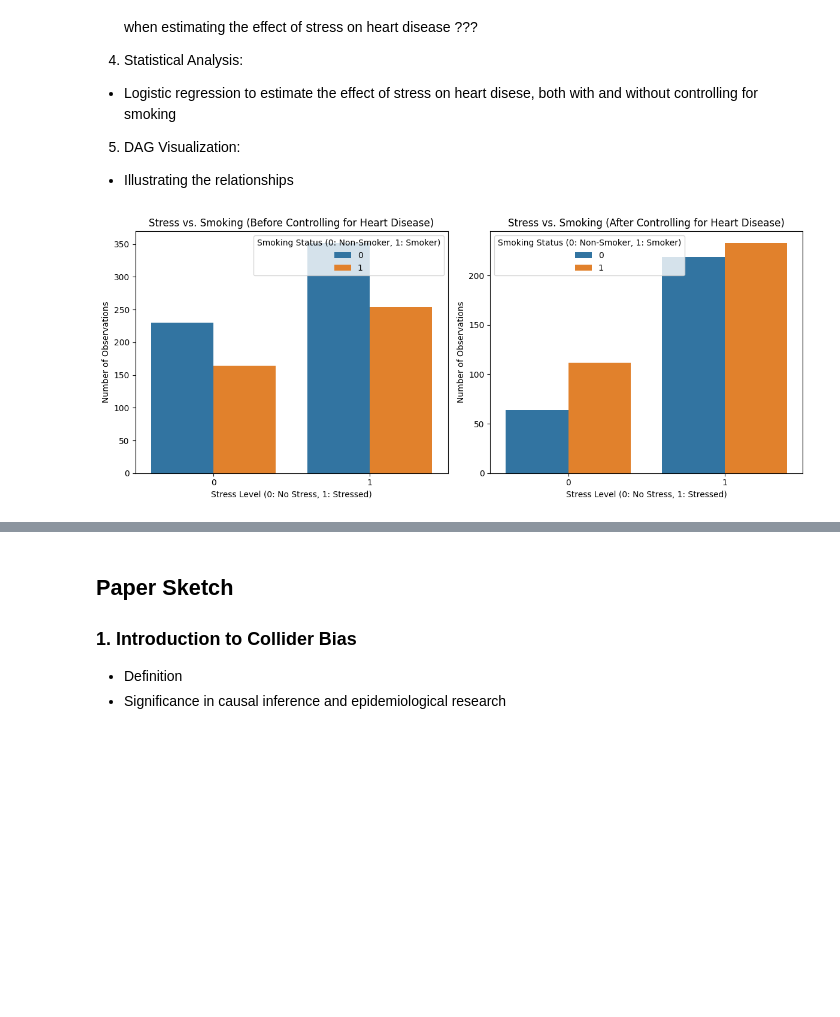
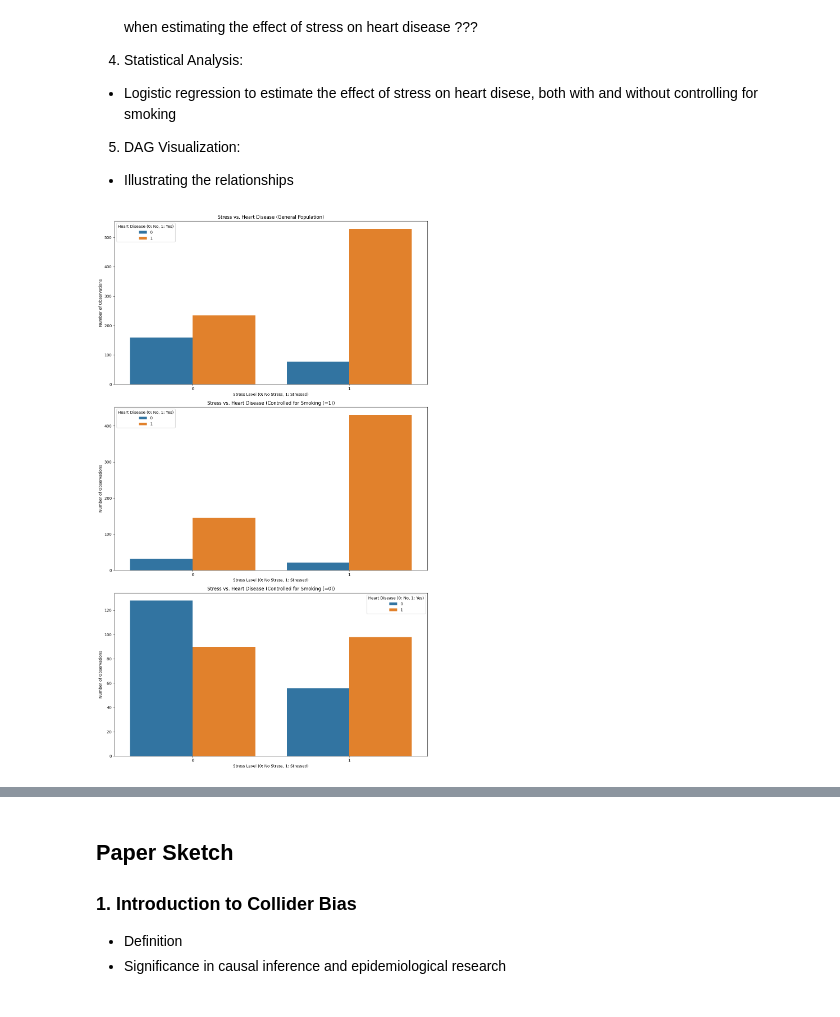
Before and after one commit to MaxiStahl1992/advanced-workbook-code, a Jupyter notebook: task6_full.ipynb, the cells around one changed output, grey strips where cells are left out. Drawn from its saved outputs; the diff is of its cells as text; code cells hidden in the pictures; blank space fills up the shorter version.

```diff
--- a/task6_full.ipynb
+++ b/task6_full.ipynb
@@ -68,25 +75,31 @@ data = pd.DataFrame({'stress': stress, 'smoking': smoking, 'heart_disease': hear
 # %%
 # Visualize Relationships Before Controlling for Heart Disease
-plt.figure(figsize=(12, 5))
+plt.figure(figsize=(12, 20))
 
-plt.subplot(1, 2, 1)
-sns.countplot(x='stress', hue='smoking', data=data)
-plt.title('Stress vs. Smoking (Before Controlling for Heart Disease)')
+plt.subplot(3, 1, 1)
+sns.countplot(x='stress', hue='heart_disease', data=data)
+plt.title('Stress vs. Heart Disease (General Population)')
 plt.xlabel('Stress Level (0: No Stress, 1: Stressed)')
 plt.ylabel('Number of Observations')
-plt.legend(title='Smoking Status (0: Non-Smoker, 1: Smoker)')
+plt.legend(title='Heart Disease (0: No, 1: Yes)')
 
-# Visualize Relationships After Controlling for Heart Disease
-controlled_data = data[data['heart_disease'] == 1]
-
-plt.subplot(1, 2, 2)
-sns.countplot(x='stress', hue='smoking', data=controlled_data)
-plt.title('Stress vs. Smoking (After Controlling for Heart Disease)')
+# Visualize Relationships After Controlling for Smoking (Only Smokers)
+plt.subplot(3, 1, 2)
+sns.countplot(x='stress', hue='heart_disease', data=controlled_data_1)
+plt.title('Stress vs. Heart Disease (Controlled for Smoking (=1))')
 plt.xlabel('Stress Level (0: No Stress, 1: Stressed)')
 plt.ylabel('Number of Observations')
-plt.legend(title='Smoking Status (0: Non-Smoker, 1: Smoker)')
+plt.legend(title='Heart Disease (0: No, 1: Yes)')
+
+# Visualize Relationships After Controlling for Smoking (Only Non Smokers)
+plt.subplot(3, 1, 3)
+sns.countplot(x='stress', hue='heart_disease', data=controlled_data_0)
+plt.title('Stress vs. Heart Disease (Controlled for Smoking (=0))')
+plt.xlabel('Stress Level (0: No Stress, 1: Stressed)')
+plt.ylabel('Number of Observations')
+plt.legend(title='Heart Disease (0: No, 1: Yes)')
 
 plt.tight_layout()
 plt.show()
 # %% [output]
-[figure, old version]
+[figure, new version]
```
Also changed, not shown: parts of 8 cells of this notebook.
